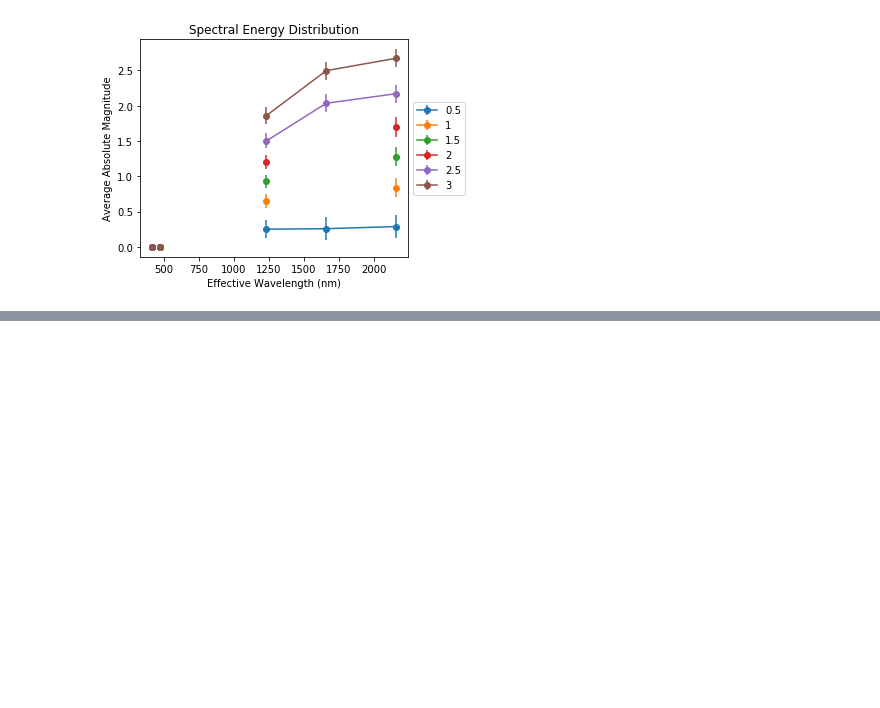
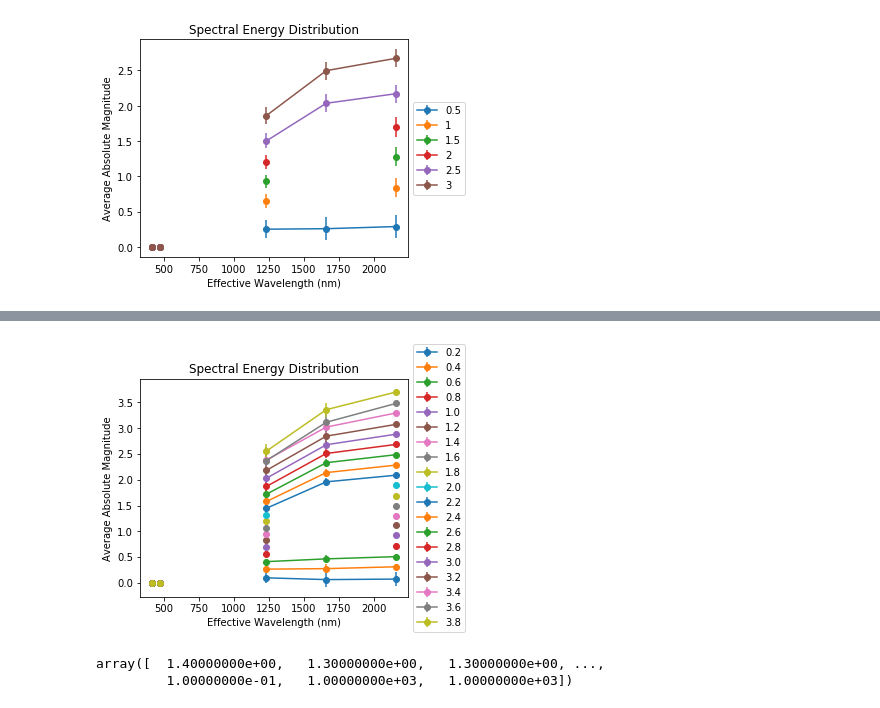
Before and after one commit to leemundy/GAIA, a Jupyter notebook: Work-Areas/rpopescu/notebook/Templates2.ipynb, the cells around one changed output, grey strips where cells are left out. Saved outputs shown, nothing was run; the diff lists cells and outputs as text; code cells hidden in the pictures; blank space fills up the shorter version.

```diff
--- a/Work-Areas/rpopescu/notebook/Templates2.ipynb
+++ b/Work-Areas/rpopescu/notebook/Templates2.ipynb
@@ -298,0 +350,13 @@ plt.show()
+# %%
+ax = plt.subplot(111)
+for i in range(len(colors)):
+    ax.errorbar(wvl, color_mags[i,:], yerr = color_std[i,:], linestyle = '-', marker = 'o',label = str(colors[i]))
+ax.set_xlabel('Effective Wavelength (nm)')
+ax.set_ylabel('Average Absolute Magnitude')
+ax.set_title('Spectral Energy Distribution')
+box = ax.get_position()
+ax.set_position([box.x0, box.y0, box.width * 0.8, box.height])
+ax.legend(loc='center left', bbox_to_anchor=(1, 0.5))
+plt.show()
+# %% [output]
+[figure, added]
@@ -298,0 +366,5 @@ plt.show()
+# %%
+color
+# %% [output]
+array([  1.40000000e+00,   1.30000000e+00,   1.30000000e+00, ...,
+         1.00000000e-01,   1.00000000e+03,   1.00000000e+03])
```
Also changed, not shown: parts of 11 cells of this notebook, 2 other files.
